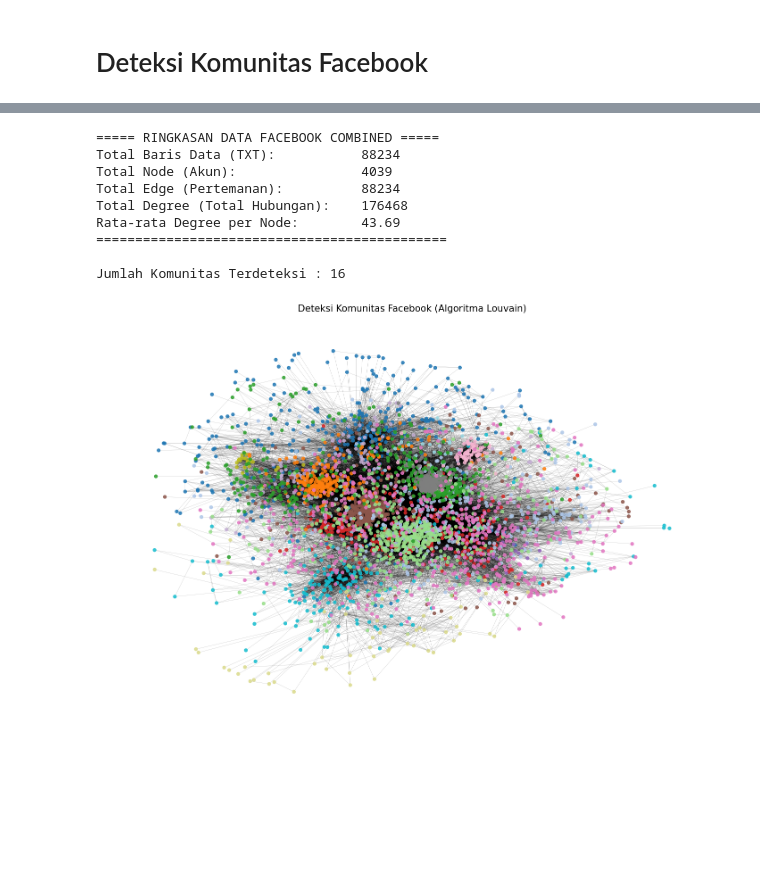
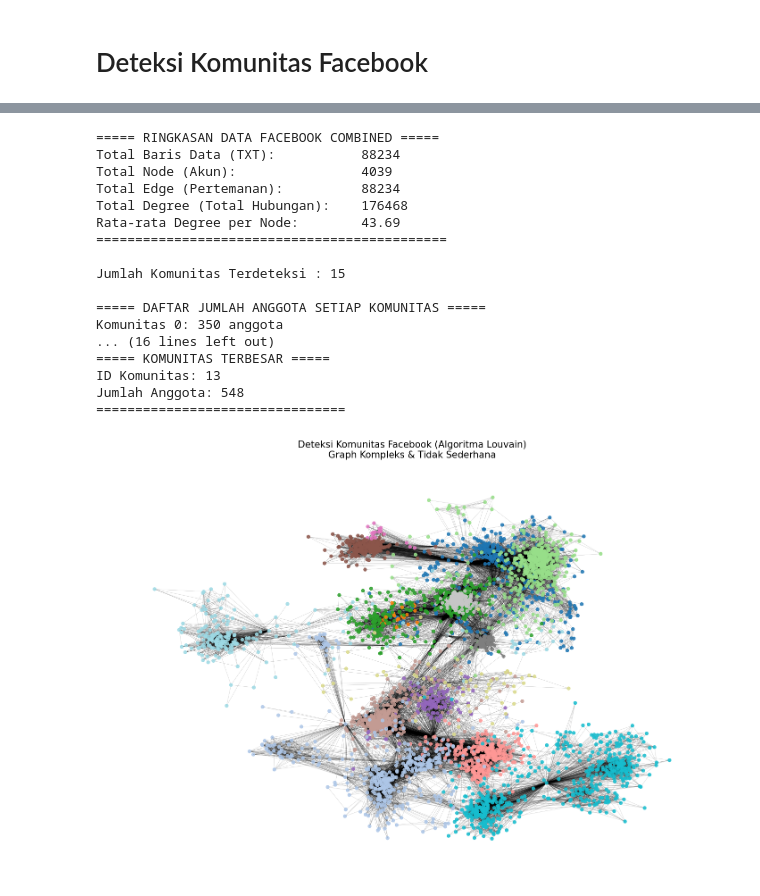
Before and after one commit to farah123-dot/ppw, a Jupyter notebook: _sources/Data_Facebook.ipynb, the cells around one changed output, grey strips where cells are left out. Cells and saved outputs as stored; diff of their text form; code cells hidden in the pictures; blank space fills up the shorter version.

```diff
--- a/_sources/Data_Facebook.ipynb
+++ b/_sources/Data_Facebook.ipynb
@@ -28,6 +28,7 @@ Requirement already satisfied: pure-eval in /home/codespace/.local/lib/python3.1
 import networkx as nx
 import matplotlib.pyplot as plt
 from community import community_louvain
+from collections import defaultdict
 import numpy as np
 import random
 
@@ -36,21 +37,15 @@ import random
 # -----------------------------------------------------------
 path = "facebook_combined.txt"
 
-# Hitung total baris data (jumlah edge dalam file txt)
 with open(path, "r") as f:
     total_rows = sum(1 for line in f)
 
-# Load graph
 G = nx.read_edgelist(path, create_using=nx.Graph(), nodetype=int)
 
-# Hitung statistik jaringan
 total_nodes = G.number_of_nodes()
 total_edges = G.number_of_edges()
-total_degree = sum(dict(G.degree()).values())   # total semua degree
+total_degree = sum(dict(G.degree()).values())
 
-# -----------------------------------------------------------
-# RINGKASAN DATA
-# -----------------------------------------------------------
 print("===== RINGKASAN DATA FACEBOOK COMBINED =====")
 print(f"Total Baris Data (TXT):           {total_rows}")
 print(f"Total Node (Akun):                {total_nodes}")
@@ -65,41 +60,78 @@ print("=============================================\n")
 # -----------------------------------------------------------
 partition = community_louvain.best_partition(G)
 num_communities = len(set(partition.values()))
-print("Jumlah Komunitas Terdeteksi :", num_communities)
+
+print("Jumlah Komunitas Terdeteksi :", num_communities, "\n")
+
 
 # -----------------------------------------------------------
-# 3. Visualisasi 2D graph (kompleks)
+# 3. Buat daftar anggota setiap komunitas
+# -----------------------------------------------------------
+communities = defaultdict(list)
+
+for node, comm_id in partition.items():
+    communities[comm_id].append(node)
+
+print("===== DAFTAR JUMLAH ANGGOTA SETIAP KOMUNITAS =====")
+for comm_id, members in communities.items():
+    print(f"Komunitas {comm_id}: {len(members)} anggota")
+print("==================================================\n")
+
+
+# -----------------------------------------------------------
+# 4. Cari komunitas terbesar
+# -----------------------------------------------------------
+largest_comm = max(communities, key=lambda c: len(communities[c]))
+
+print("===== KOMUNITAS TERBESAR =====")
+print(f"ID Komunitas: {largest_comm}")
+print(f"Jumlah Anggota: {len(communities[largest_comm])}")
+# print("Anggota komunitas terbesar:")
+# print(communities[largest_comm])      # daftar node
+print("================================\n")
+
+
+# -----------------------------------------------------------
+# 5. Visualisasi 2D graph
 # -----------------------------------------------------------
 plt.figure(figsize=(18, 12))
 
-pos = nx.spring_layout(G, iterations=10, seed=42)
+pos = nx.spring_layout(G, k=0.15, iterations=50)
 colors = [partition[node] for node in G.nodes()]
 
 nx.draw_networkx_nodes(
     G, pos,
     node_size=25,
     node_color=colors,
     cmap=plt.cm.tab20,
     alpha=0.85
 )
 
 nx.draw_networkx_edges(
     G, pos,
     width=0.3,
     alpha=0.3
 )
 
-plt.title("Deteksi Komunitas Facebook (Algoritma Louvain)", fontsize=15)
+plt.title("Deteksi Komunitas Facebook (Algoritma Louvain)\nGraph Kompleks & Tidak Sederhana", fontsize=15)
 plt.axis('off')
 plt.show()
 # %% [output]
 ===== RINGKASAN DATA FACEBOOK COMBINED =====
 Total Baris Data (TXT):           88234
 Total Node (Akun):                4039
 Total Edge (Pertemanan):          88234
 Total Degree (Total Hubungan):    176468
 Rata-rata Degree per Node:        43.69
 =============================================
 
-Jumlah Komunitas Terdeteksi : 16
+Jumlah Komunitas Terdeteksi : 15
+
+===== DAFTAR JUMLAH ANGGOTA SETIAP KOMUNITAS =====
+Komunitas 0: 350 anggota
+... (16 lines left out)
+===== KOMUNITAS TERBESAR =====
+ID Komunitas: 13
+Jumlah Anggota: 548
+================================
-[figure, old version]
+[figure, new version]
```
Also changed, not shown: parts of 3 cells of this notebook, 16 other files.
